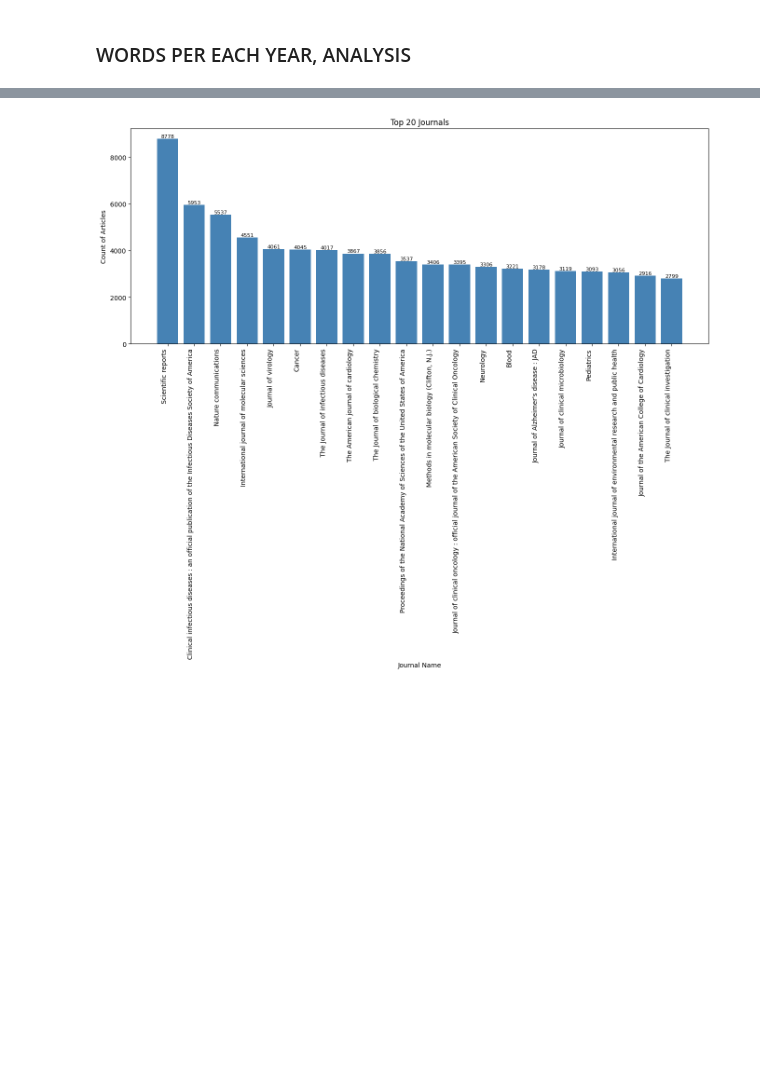
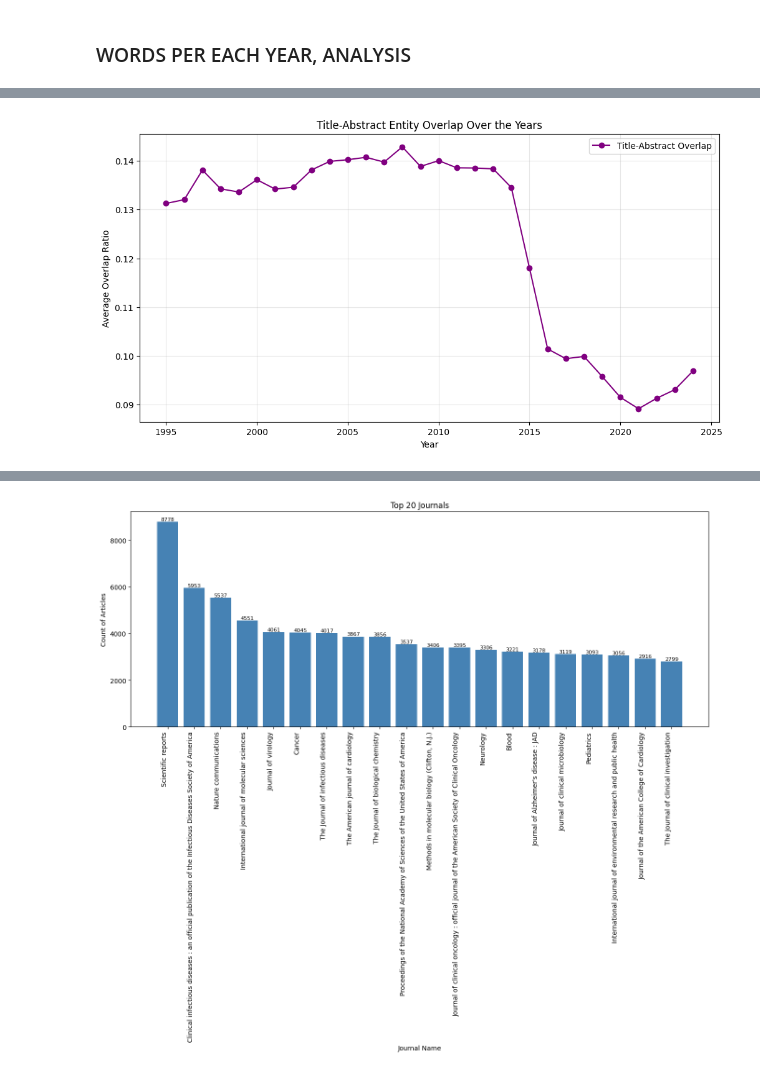
Before and after one commit to mateuszpliszka/PubMedResearch, a Jupyter notebook: 2.EDA_Tokenization.ipynb, the cells around one changed output, grey strips where cells are left out. Cells and saved outputs as stored; diff of their text form; code cells hidden in the pictures; blank space fills up the shorter version.

```diff
--- a/2.EDA_Tokenization.ipynb
+++ b/2.EDA_Tokenization.ipynb
@@ -1725,0 +1827,17 @@ df
+# %%
+# Ensure the 'parsed_date' is datetime
+df["year"] = df["parsed_date"].dt.year
+
+# Flatten and group entities by year
+abstract_entities_by_year = df.groupby("year")["disease_abstract_spacy"].apply(lambda x: [entity for entities in x for entity in entities])
+title_entities_by_year = df.groupby("year")["disease_title_spacy"].apply(lambda x: [entity for entities in x for entity in entities])
+
+# Count top entities per year
+abstract_top_entities_by_year = abstract_entities_by_year.apply(lambda entities: Counter(entities).most_common(5))
+title_top_entities_by_year = title_entities_by_year.apply(lambda entities: Counter(entities).most_common(5))
+
+print("Top Entities by Year (Abstract):")
+print(abstract_top_entities_by_year)
+
+print("\nTop Entities by Year (Title):")
+print(title_top_entities_by_year)
@@ -1725,0 +1862,21 @@ df
+# %%
+# Calculate overlap ratio
+df["overlap_ratio"] = df.apply(
+    lambda row: len(set(row["disease_title_spacy"]) & set(row["disease_abstract_spacy"])) / max(1, len(set(row["disease_title_spacy"]) | set(row["disease_abstract_spacy"]))),
+    axis=1,
+)
+
+# Average overlap by year
+overlap_by_year = df.groupby(df["parsed_date"].dt.year)["overlap_ratio"].mean()
+
+# Plot overlap
+plt.figure(figsize=(12, 6))
+plt.plot(overlap_by_year.index, overlap_by_year, marker="o", color="purple", label="Title-Abstract Overlap")
+plt.xlabel("Year")
+plt.ylabel("Average Overlap Ratio")
+plt.title("Title-Abstract Entity Overlap Over the Years")
+plt.grid(alpha=0.3)
+plt.legend()
+plt.show()
+# %% [output]
+[figure, added]
```
Also changed, not shown: parts of 63 cells of this notebook.
